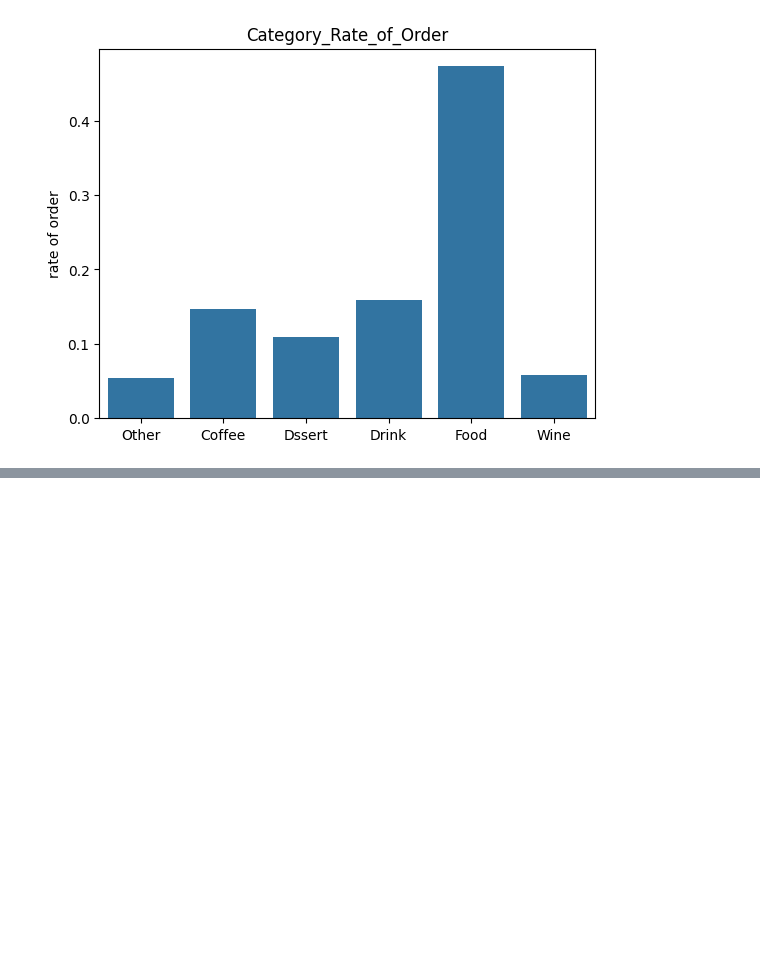
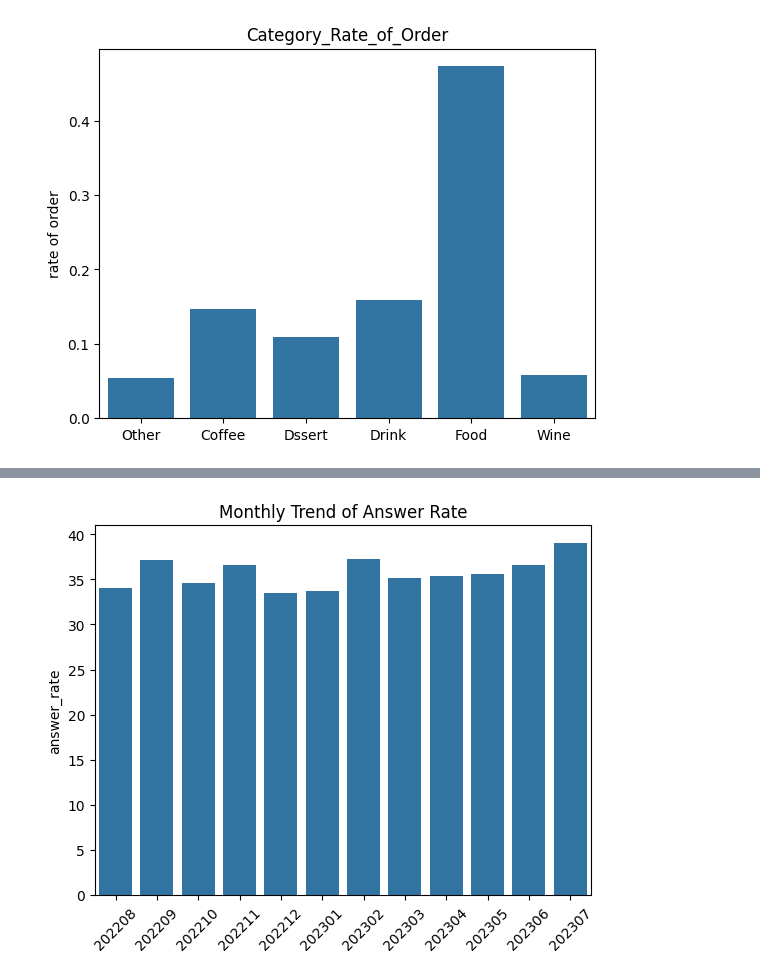
Before and after one commit to YoshiakiAsahara/for-intern, a Jupyter notebook: phase1.ipynb, the cells around one changed output, grey strips where cells are left out. Saved outputs shown, nothing was run; the diff lists cells and outputs as text; code cells hidden in the pictures; blank space fills up the shorter version.

```diff
--- a/phase1.ipynb
+++ b/phase1.ipynb
@@ -408,0 +405,9 @@ plt.suptitle('Monthly Trend of Customer Info');
+# %%
+#アンケート回答率の月次データ可視化
+sns.barplot(x='月',y='回答率',data=month_all_df)
+plt.xticks(rotation=45)
+plt.xlabel('')
+plt.ylabel('answer_rate')
+plt.title('Monthly Trend of Answer Rate');
+# %% [output]
+[figure, added]
```
Also changed, not shown: parts of 39 cells of this notebook.
